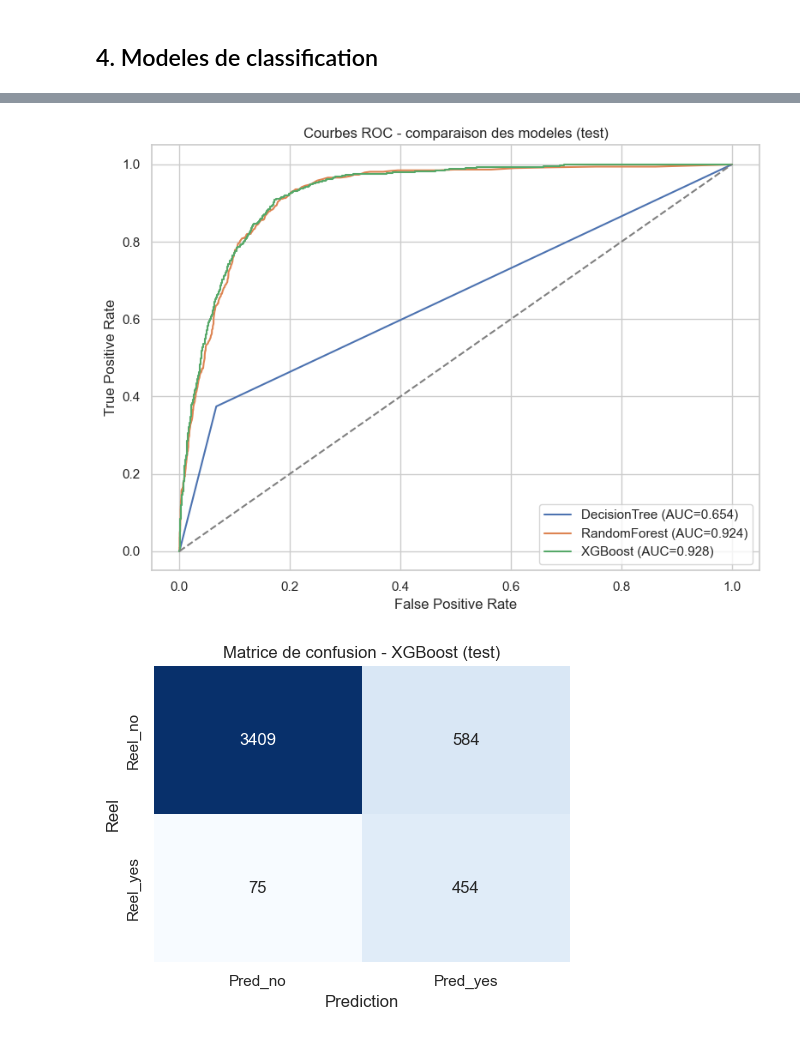
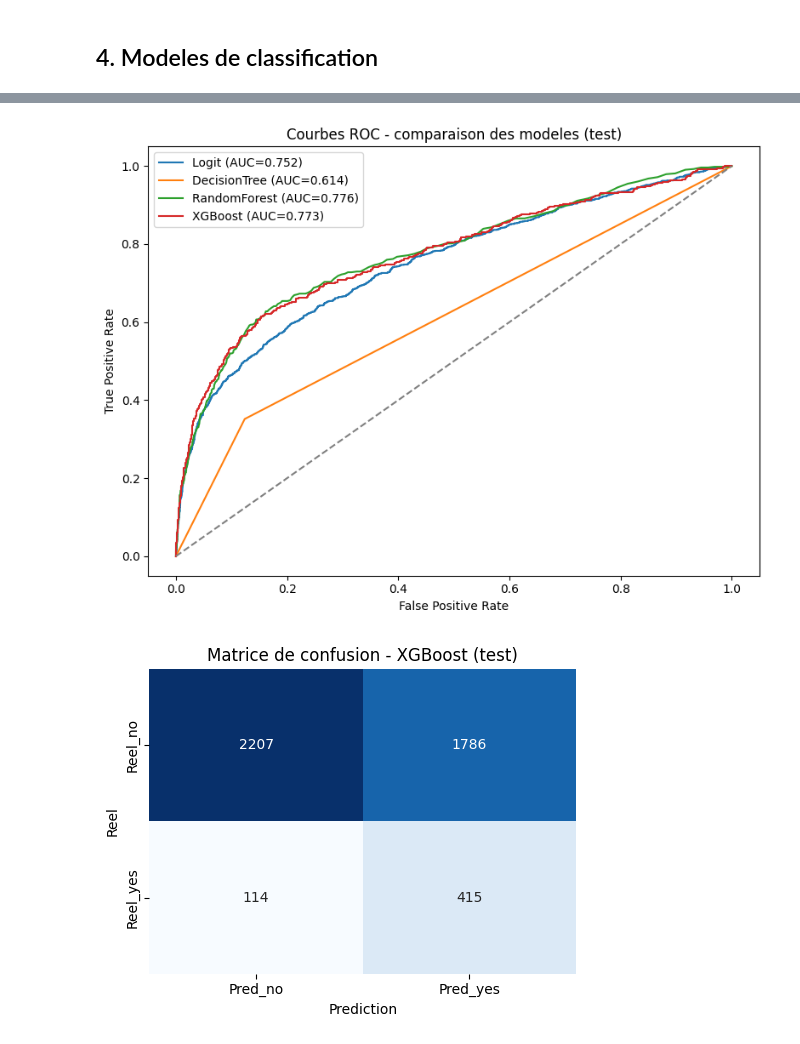
Before and after one commit to Ziwazou/UCI_Bank_Marketing_Analysis, a Jupyter notebook: Main.ipynb, the cells around one changed output, grey strips where cells are left out. Cells and saved outputs as stored; diff of their text form; code cells hidden in the pictures.

Commit message:
ADD SMOTE FOR BALANCING CLASSES

```diff
--- a/Main.ipynb
+++ b/Main.ipynb
@@ -580,7 +582,7 @@ def run_logistic_model(data, cat_vars, num_vars, model_name):
 cat_vars_a = selected_cat.copy()
 num_vars_a = selected_num.copy()
 
-perf_a, cm_a, coef_a = run_logistic_model(
+perf_a, cm_a, coef_a, roc_logit = run_logistic_model(
     data=df_model,
     cat_vars=cat_vars_a,
     num_vars=num_vars_a,
@@ -618,7 +620,7 @@ Matrice de confusion
 from sklearn.model_selection import train_test_split
 from sklearn.compose import ColumnTransformer
 from sklearn.pipeline import Pipeline
-from sklearn.preprocessing import OneHotEncoder, StandardScaler
+from sklearn.preprocessing import OneHotEncoder, RobustScaler
 from sklearn.metrics import accuracy_score, precision_score, recall_score, f1_score, roc_auc_score, confusion_matrix, roc_curve
 from sklearn.tree import DecisionTreeClassifier
 from sklearn.ensemble import RandomForestClassifier
@@ -669,9 +671,31 @@ display(imbalance_table)
 # Preprocessing commun
 transformers_ml = []
 if num_vars_ml:
-    transformers_ml.append(("num", StandardScaler(), num_vars_ml))
+    transformers_ml.append(("num", RobustScaler(), num_vars_ml))
 if cat_vars_ml:
     transformers_ml.append(("cat", OneHotEncoder(drop="first", handle_unknown="ignore"), cat_vars_ml))
 
 preprocessor_ml = ColumnTransformer(transformers=transformers_ml)
+
+# SMOTE pour traiter le desequilibre de classes (oversampling)
+USE_SMOTE = True
+try:
+    from imblearn.over_sampling import SMOTE
+    from imblearn.pipeline import Pipeline as ImbPipeline
+    smote_available = True
+except ImportError:
+    smote_available = False
+    print("imbalanced-learn non installe. SMOTE desactive. pip install imbalanced-learn")
+
+smote_step = ("smote", SMOTE(random_state=RANDOM_STATE, k_neighbors=5, sampling_strategy="auto")) if (USE_SMOTE and smote_available) else None
+print("SMOTE:", "active" if smote_step else "desactive")
+
+# Afficher que les donnees sont balancees apres SMOTE
+if smote_step is not None:
+    X_train_prep = preprocessor_ml.fit_transform(X_train)
+    X_bal, y_bal = SMOTE(random_state=RANDOM_STATE, k_neighbors=5, sampling_strategy="auto").fit_resample(X_train_prep, y_train)
+    bal_counts = pd.Series(y_bal).value_counts().sort_index()
+    print("\nDonnees d'entrainement balancees (apres SMOTE):")
+    print(f"  Classe 0 (no):  {bal_counts.get(0, 0):,} ({100*bal_counts.get(0,0)/len(y_bal):.1f}%)")
+    print(f"  Classe 1 (yes): {bal_counts.get(1, 0):,} ({100*bal_counts.get(1,0)/len(y_bal):.1f}%)")
 # %% [output]
@@ -723,7 +752,11 @@ rows_valid = []
 rows_test = []
 
 for model_name, estimator in models.items():
-    pipe = Pipeline(steps=[("prep", preprocessor_ml), ("model", estimator)])
+    steps = [("prep", preprocessor_ml)]
+    if smote_step is not None:
+        steps.append(smote_step)
+    steps.append(("model", estimator))
+    pipe = ImbPipeline(steps=steps) if smote_step else Pipeline(steps=steps)
     pipe.fit(X_train, y_train)
     fitted_pipelines[model_name] = pipe
 
@@ -783,6 +816,10 @@ Meilleur modele retenu (selon recall en validation): XGBoost
 # 4.3 Visualisations: courbes ROC + matrice de confusion du meilleur modele
 
 plt.figure(figsize=(8, 6))
+# Courbe ROC Logit (section 3)
+if "roc_logit" in globals():
+    fpr_l, tpr_l, auc_l = roc_logit
+    plt.plot(fpr_l, tpr_l, label=f"Logit (AUC={auc_l:.3f})")
 for model_name, pipe in fitted_pipelines.items():
     proba_test = pipe.predict_proba(X_test)[:, 1]
     fpr, tpr, _ = roc_curve(y_test, proba_test)
@@ -790,32 +827,32 @@ for model_name, pipe in fitted_pipelines.items():
     plt.plot(fpr, tpr, label=f"{model_name} (AUC={auc_val:.3f})")
 
 plt.plot([0, 1], [0, 1], linestyle="--", color="gray")
 plt.xlabel("False Positive Rate")
 plt.ylabel("True Positive Rate")
 plt.title("Courbes ROC - comparaison des modeles (test)")
 plt.legend()
 plt.tight_layout()
 plt.show()
 
 # Matrice de confusion du meilleur modele
 best_pred_test = best_model.predict(X_test)
 best_cm = confusion_matrix(y_test, best_pred_test)
 
 plt.figure(figsize=(5, 4))
 sns.heatmap(
     best_cm,
     annot=True,
     fmt="d",
     cmap="Blues",
     cbar=False,
     xticklabels=["Pred_no", "Pred_yes"],
     yticklabels=["Reel_no", "Reel_yes"]
 )
 plt.xlabel("Prediction")
 plt.ylabel("Reel")
 plt.title(f"Matrice de confusion - {best_model_name} (test)")
 plt.tight_layout()
 plt.show()
 # %% [output]
-[figure, old version]
+[figure, new version]
-[figure, old version]
+[figure, new version]
```
Also changed, not shown: parts of 5 cells of this notebook, 1 other file.
